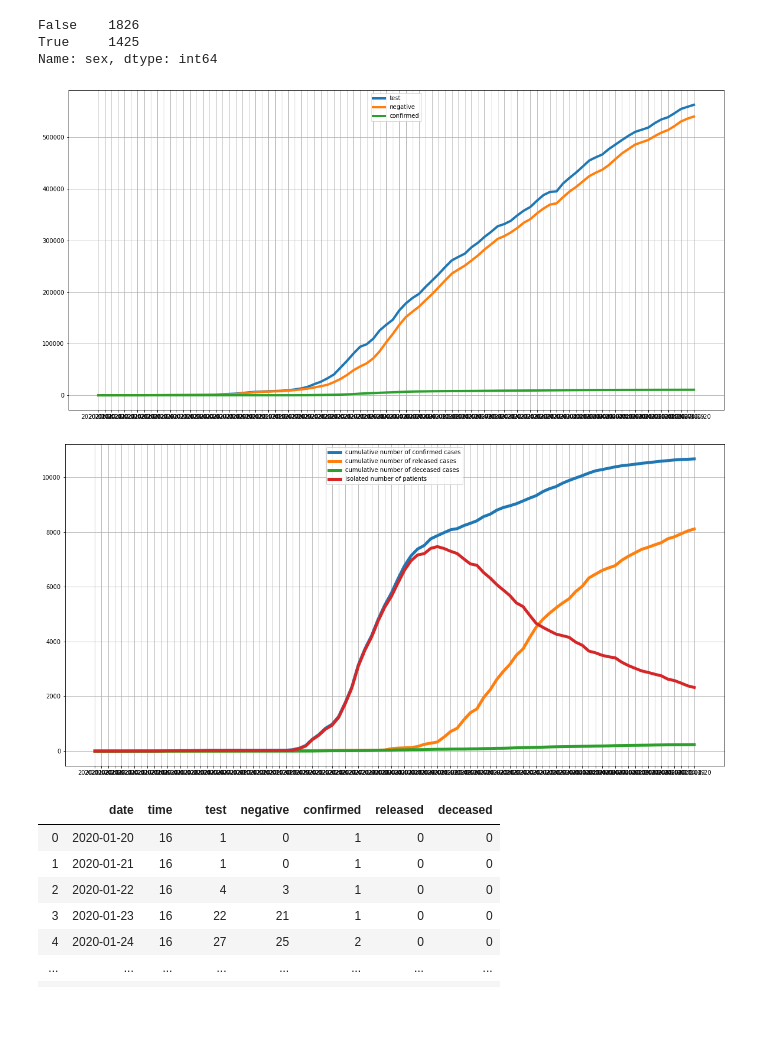
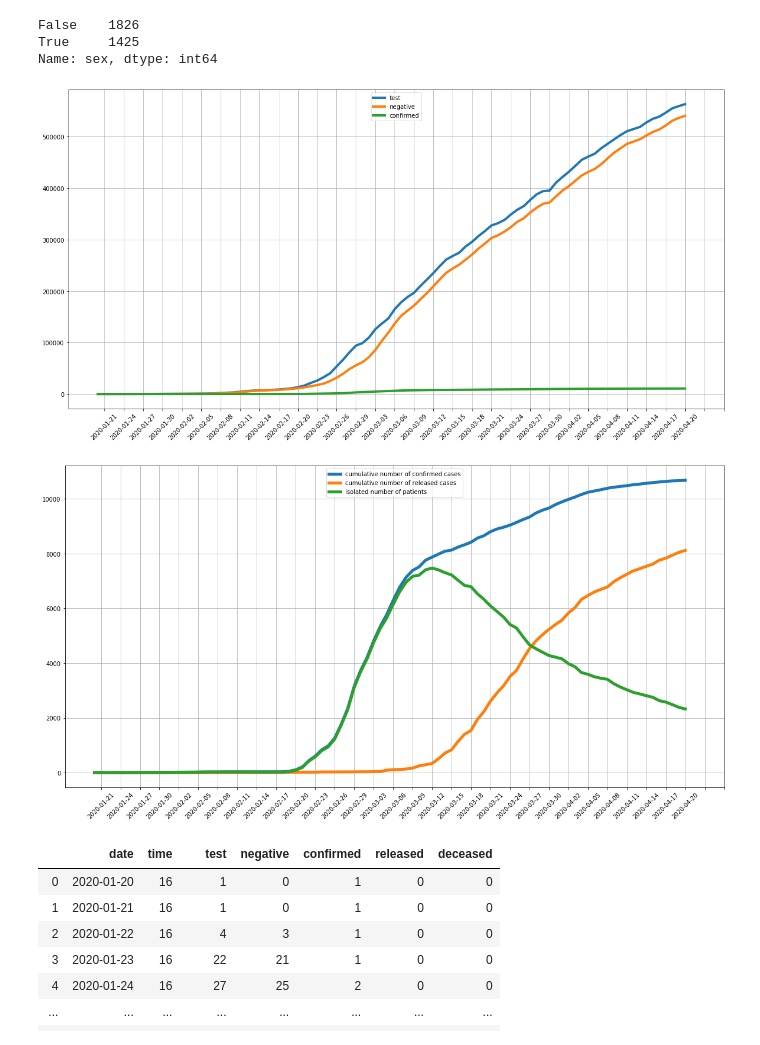
Before and after one commit to Junhyuk93/corona-EDA, a Jupyter notebook: corona_base.ipynb, the cells around one changed output. Saved outputs shown, nothing was run; the diff lists cells and outputs as text; code cells hidden in the pictures; blank space fills up the shorter version.

Commit message:
feats : moremore graph

```diff
--- a/corona_base.ipynb
+++ b/corona_base.ipynb
@@ -169,3 +206,17 @@ warnings.filterwarnings('ignore')
+# %%
+# 데이터 불러오기
+df_SeoulFloating = pd.read_csv('dss/SeoulFloating.csv')
+df_Policy = pd.read_csv('dss/Policy.csv')
+df_PatientInfo = pd.read_csv('dss/PatientInfo.csv')
+df_Region = pd.read_csv('dss/Region.csv')
+df_SearchTrend = pd.read_csv('dss/SearchTrend.csv')
+df_Time = pd.read_csv('dss/Time.csv')
+df_TimeAge = pd.read_csv('dss/TimeAge.csv')
+df_TimeGender = pd.read_csv('dss/TimeGender.csv')
+df_TimeProvince = pd.read_csv('dss/TimeProvince.csv')
+df_Weather = pd.read_csv('dss/Weather.csv')
+df_Case = pd.read_csv('dss/Case.csv')
+df_PatientRoute = pd.read_csv('dss/PatientRoute.csv')
 # %%
 # 환자정보
 df_PatientInfo.tail(5)
@@ -286,23 +337,23 @@ Name: sex, dtype: int64
 # %%
 # 시간에 따른 검사횟수와 음성 양성 판정수
 
-plt.figure(figsize=(20,10))
+plt.figure(figsize=(20, 10))
 
 plt.plot(df_Time.date, df_Time.test,
-        linewidth=4, label='test')
+         linewidth=4, label='test')
 
 plt.plot(df_Time.date, df_Time.negative,
-        linewidth=4, label='negative')
+         linewidth=4, label='negative')
 
 plt.plot(df_Time.date, df_Time.confirmed,
-        linewidth=4, label='confirmed')
-
+         linewidth=4, label='confirmed')
+plt.xticks(np.arange(1, 99, 3), rotation=45)
 plt.legend(loc=9)
 plt.grid()
 # %% [output]
-[figure, old version]
+[figure, new version]
 # %%
-#https://techreviewtips.blogspot.com/2017/10/04-02.html
+# https://techreviewtips.blogspot.com/2017/10/04-02.html
 
 plt.figure(figsize=(20, 10))
 
@@ -318,11 +369,12 @@ plt.plot(df_Time.date, df_Time.released,
 #         linewidth=5, label='cumulative number of deceased cases')
 
 plt.plot(df_Time.date, df_Time.confirmed - df_Time.released - df_Time.deceased,
-        linewidth=5, label='isolated number of patients')
+         linewidth=5, label='isolated number of patients')
+plt.xticks(np.arange(1, 99, 3), rotation=45)
 plt.legend(loc=9)
 plt.grid()
 # %% [output]
-[figure, old version]
+[figure, new version]
 # %%
 #위에 차트에서 x축 기울여서 표현하기
 # %%
```
Also changed, not shown: parts of 30 cells of this notebook.
